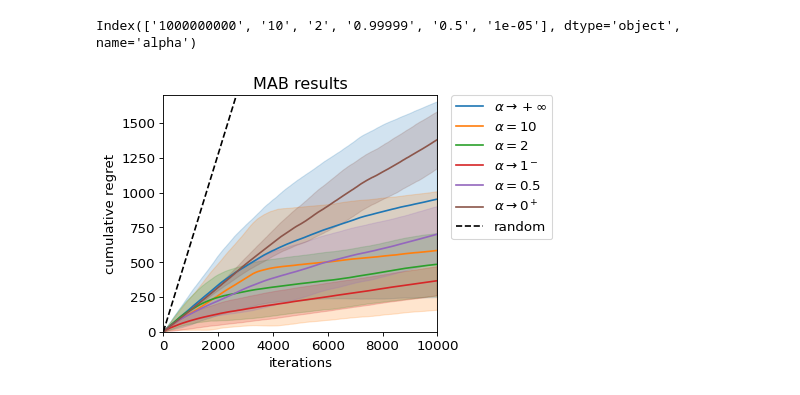
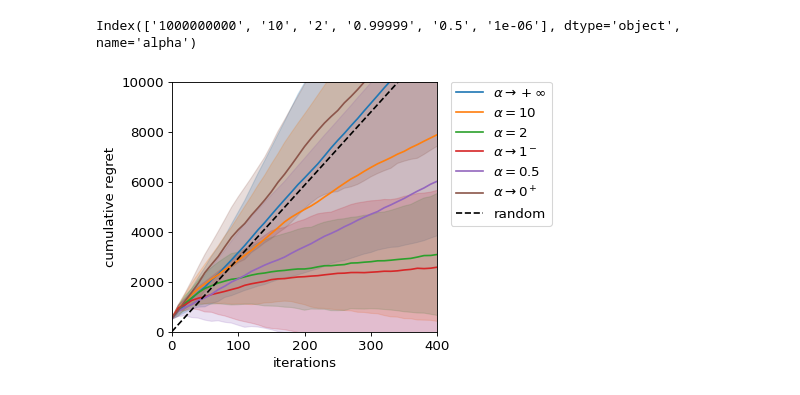
Before and after one commit to ucbtns/renyibounds, a Jupyter notebook: multi_armed_bandit/notebook/plot_learning_curves.ipynb, the cells around one changed output. Cells and saved outputs as stored; diff of their text form; code cells hidden in the pictures.

Commit message:
Add results

```diff
--- a/multi_armed_bandit/notebook/plot_learning_curves.ipynb
+++ b/multi_armed_bandit/notebook/plot_learning_curves.ipynb
@@ -9,6 +9,7 @@ import seaborn as sns
 from importlib import reload
 import numpy as np
 # %%
-df = pd.read_hdf('data_mab.h5')
+df = pd.read_hdf('data_regret.h5')
 df = df.transpose()
-df = df.cumsum()
+df1 = df.cumsum()
+df1
@@ -34,37 +51,37 @@ WARNING: You are using pip version 20.2.2; however, version 21.1.1 is available.
 You should consider upgrading via the '/usr/bin/python -m pip install --upgrade pip' command.
 # %%
-idx = df.columns
+idx = df1.columns
 alphas = idx.get_level_values(level='alpha').unique()
 alphas
 # %% [output]
-Index(['1000000000', '10', '2', '0.99999', '0.5', '1e-05'], dtype='object', name='alpha')
+Index(['1000000000', '10', '2', '0.99999', '0.5', '1e-06'], dtype='object', name='alpha')
 # %%
-alphas = ['1000000000', '10', '2', '0.99999', '0.5', '1e-05']
+alphas = ['1000000000', '10', '2', '0.99999', '0.5', '1e-06']
 
 matplotlib.rcParams['figure.figsize'] = [8.0, 6.0]
 matplotlib.rcParams['figure.dpi'] = 80
 matplotlib.rcParams['savefig.dpi'] = 100
 matplotlib.rcParams['font.size'] = 12
 matplotlib.rcParams['legend.fontsize'] = 'medium'
 matplotlib.rcParams['figure.titlesize'] = 'medium'
 colors = itertools.cycle(["b", "b", "g", "b", "b"])
 
 f, ax = plt.subplots(1, 1, figsize=(6,4))
-s = df.droplevel('LogValue', axis=1)\
+s = df1.droplevel('LogValue', axis=1)\
         .droplevel('Run', axis=1)\
-        .set_index(np.arange(999)*10)
-sns.lineplot(data=s, ax=ax, dashes=None, hue='alpha', ci='sd',
+        .set_index(np.arange(100)*10)
+sns.lineplot(data=s*100, ax=ax, dashes=None, hue='alpha', ci='sd',
              hue_order=alphas, color=next(colors), legend=False)
-sns.lineplot([0,1700*1.5666666],[0,1700], color='black')
+sns.lineplot([0,1700],[0,1700*2.93*10], color='black')
 ax.lines[6].set_linestyle("--")
-ax.set_xlim([0,10000])
-ax.set_ylim([0,1700])
-ax.set(xlabel='iterations', ylabel='cumulative regret', title='MAB results')
+ax.set_xlim([0,400])
+ax.set_ylim([0,10000])
+ax.set(xlabel='iterations', ylabel='cumulative regret')
 ax.grid(False)
 plt.legend([r'$\alpha \rightarrow +\infty$', r'$\alpha = 10$', r'$\alpha = 2$', r'$\alpha \rightarrow 1^-$',
             r'$\alpha = 0.5$', r'$\alpha \rightarrow 0^+$', 'random'], bbox_to_anchor=(1.05, 1), loc=2, borderaxespad=0.)
 
 f.tight_layout(pad=1.0)
 f.savefig('mab_regret.pdf', bbox_inches='tight', pad_inches=0)
 # %% [output]
-[figure, old version]
+[figure, new version]
```
Also changed, not shown: parts of 6 cells of this notebook, 5 other files.
